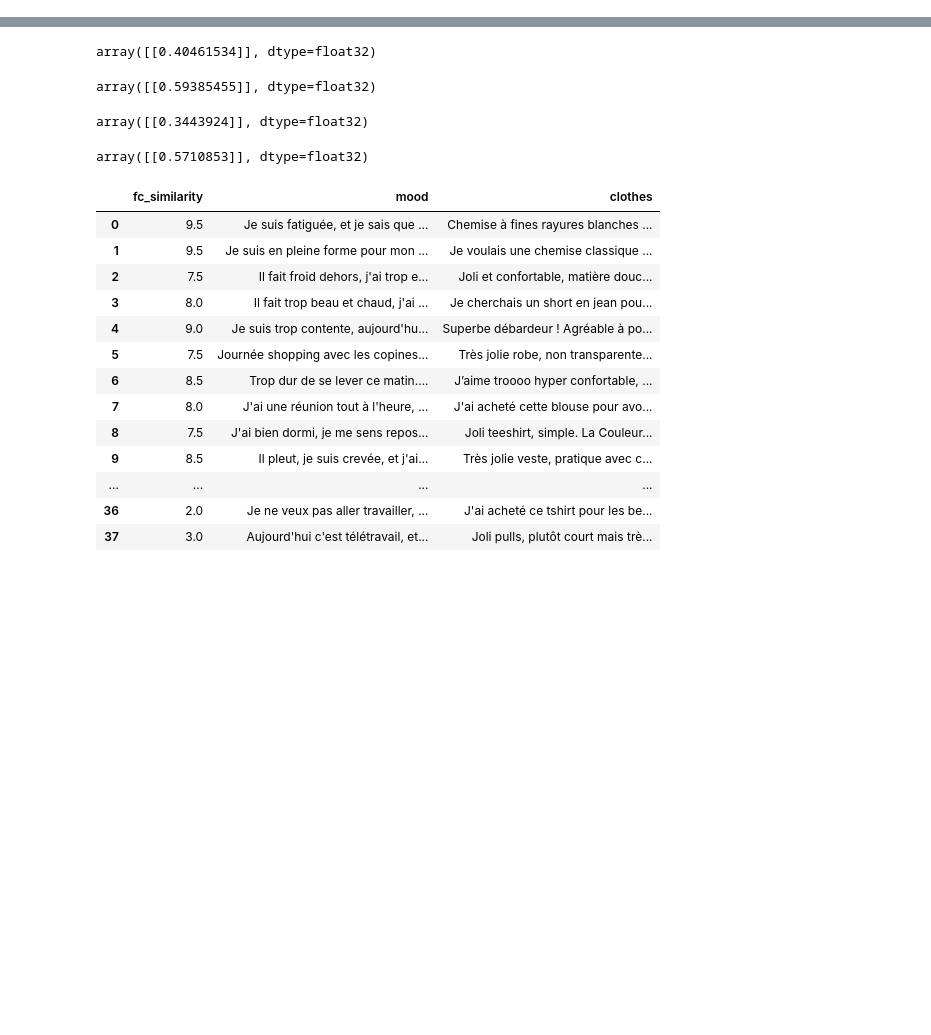
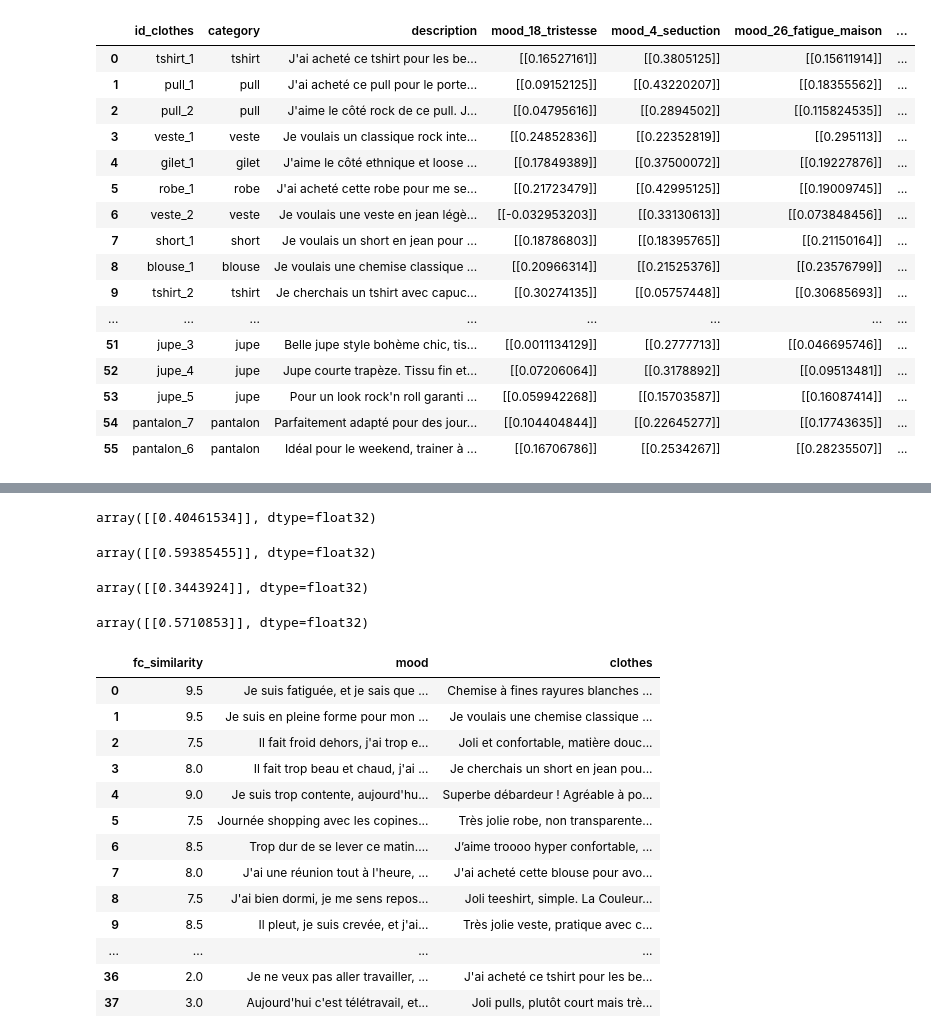
Before and after one commit to Jedha-s-project/Clothes_recommendation, a Jupyter notebook: sentence_transformer.ipynb, the cells around one changed output, grey strips where cells are left out. Drawn from its saved outputs; the diff is of its cells as text; code cells hidden in the pictures; blank space fills up the shorter version.

```diff
--- a/sentence_transformer.ipynb
+++ b/sentence_transformer.ipynb
@@ -93,15 +128,40 @@ df_mood[[[["cos_sim_robe_6", "cos_sim_pantalon_2", "cos_sim_gilet_2", "cos_sim_d
 # %%
-for i in range (len(df_mood)) :
-    X = df_clothes.loc[30]["sentence_transformer"].reshape(1, -1)
-    Y = df_mood.loc[i]["sentence_transformer"].reshape(1, -1)
-    df_mood.loc[i]["cos_sim_robe_6"] = sklearn.metrics.pairwise.cosine_similarity(X,Y)
+for i in range (len(df_clothes)) :
+    x= model.encode(df_mood.loc[1]["day_mood"])
+    y = model.encode(df_clothes.loc[i]["description"])
+    X = x.reshape(1, -1)
+    Y = y.reshape(1, -1)
+    df_clothes.loc[i]["mood_1_travail"] = sklearn.metrics.pairwise.cosine_similarity(X,Y)
 # %%
-for i in range (len(df_mood)) :
-    X = df_clothes.loc[16]["sentence_transformer"].reshape(1, -1)
-    Y = df_mood.loc[i]["sentence_transformer"].reshape(1, -1)
-    df_mood.loc[i]["cos_sim_pantalon_2"] = sklearn.metrics.pairwise.cosine_similarity(X,Y)
+for i in range (len(df_clothes)) :
+    x= model.encode(df_mood.loc[22]["day_mood"])
+    y = model.encode(df_clothes.loc[i]["description"])
+    X = x.reshape(1, -1)
+    Y = y.reshape(1, -1)
+    df_clothes.loc[i]["mood_22_sorties_amis"] = sklearn.metrics.pairwise.cosine_similarity(X,Y)
 # %%
-for i in range (len(df_mood)) :
-    X = df_clothes.loc[28]["sentence_transformer"].reshape(1, -1)
-    Y = df_mood.loc[i]["sentence_transformer"].reshape(1, -1)
-    df_mood.loc[i]["cos_sim_gilet_2"] = sklearn.metrics.pairwise.cosine_similarity(X,Y)
+for i in range (len(df_clothes)) :
+    x= model.encode(df_mood.loc[3]["day_mood"])
+    y = model.encode(df_clothes.loc[i]["description"])
+    X = x.reshape(1, -1)
+    Y = y.reshape(1, -1)
+    df_clothes.loc[i]["mood_3_sorties_detente"] = sklearn.metrics.pairwise.cosine_similarity(X,Y)
+df_clothes
+# %% [output]
+|  | id_clothes | category | description | mood_18_tristesse | mood_4_seduction | mood_26_fatigue_maison | ... |
+| 0 | tshirt_1 | tshirt | J'ai acheté ce tshirt pour les be... | [[0.16527161]] | [[0.3805125]] | [[0.15611914]] | ... |
+| 1 | pull_1 | pull | J'ai acheté ce pull pour le porte... | [[0.09152125]] | [[0.43220207]] | [[0.18355562]] | ... |
+| 2 | pull_2 | pull | J'aime le côté rock de ce pull. J... | [[0.04795616]] | [[0.2894502]] | [[0.115824535]] | ... |
+| 3 | veste_1 | veste | Je voulais un classique rock inte... | [[0.24852836]] | [[0.22352819]] | [[0.295113]] | ... |
+| 4 | gilet_1 | gilet | J'aime le côté ethnique et loose ... | [[0.17849389]] | [[0.37500072]] | [[0.19227876]] | ... |
+| 5 | robe_1 | robe | J'ai acheté cette robe pour me se... | [[0.21723479]] | [[0.42995125]] | [[0.19009745]] | ... |
+| 6 | veste_2 | veste | Je voulais une veste en jean légè... | [[-0.032953203]] | [[0.33130613]] | [[0.073848456]] | ... |
+| 7 | short_1 | short | Je voulais un short en jean pour ... | [[0.18786803]] | [[0.18395765]] | [[0.21150164]] | ... |
+| 8 | blouse_1 | blouse | Je voulais une chemise classique ... | [[0.20966314]] | [[0.21525376]] | [[0.23576799]] | ... |
+| 9 | tshirt_2 | tshirt | Je cherchais un tshirt avec capuc... | [[0.30274135]] | [[0.05757448]] | [[0.30685693]] | ... |
+| ... | ... | ... | ... | ... | ... | ... | ... |
+| 51 | jupe_3 | jupe | Belle jupe style bohème chic, tis... | [[0.0011134129]] | [[0.2777713]] | [[0.046695746]] | ... |
+| 52 | jupe_4 | jupe | Jupe courte trapèze. Tissu fin et... | [[0.07206064]] | [[0.3178892]] | [[0.09513481]] | ... |
+| 53 | jupe_5 | jupe | Pour un look rock'n roll garanti ... | [[0.059942268]] | [[0.15703587]] | [[0.16087414]] | ... |
+| 54 | pantalon_7 | pantalon | Parfaitement adapté pour des jour... | [[0.104404844]] | [[0.22645277]] | [[0.17743635]] | ... |
+| 55 | pantalon_6 | pantalon | Idéal pour le weekend, trainer à ... | [[0.16706786]] | [[0.2534267]] | [[0.28235507]] | ... |
```
Also changed, not shown: parts of 20 cells of this notebook.
